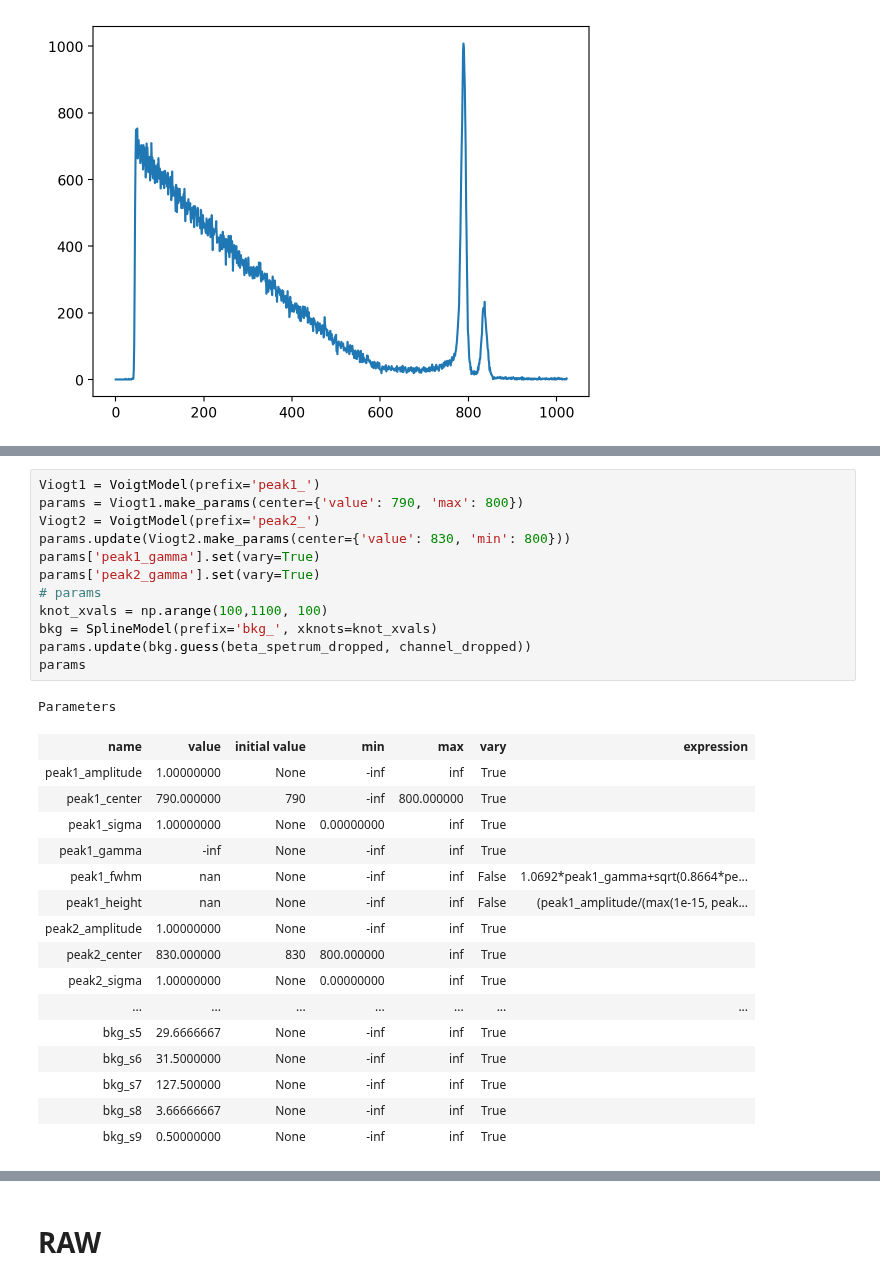
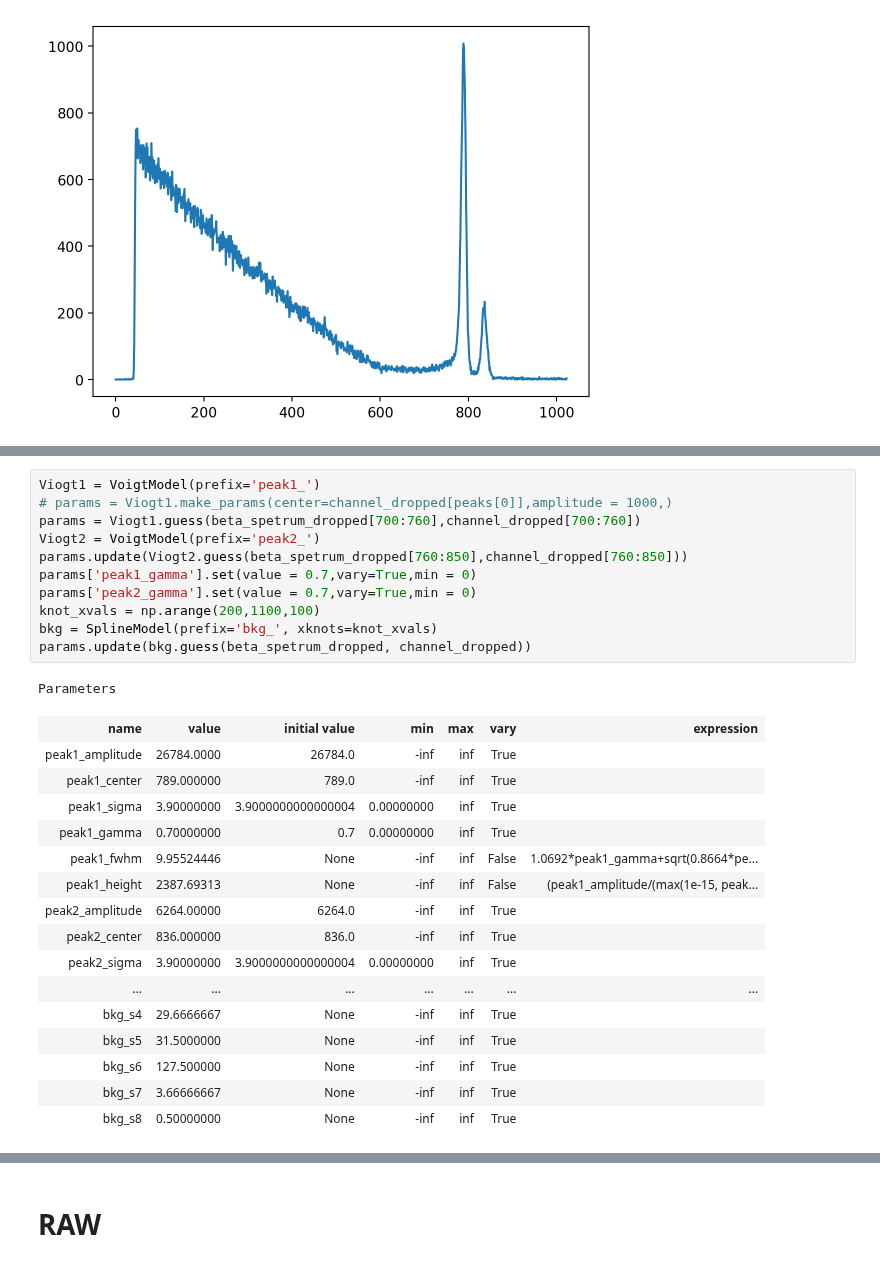
Before and after one commit to Xuanyiyiren/Fundamental-Laboratory-Experiment-in-Nuclear-Electronics-II, a Jupyter notebook: Experiment-5/data_ana.ipynb, the cells around one changed output, grey strips where cells are left out. Saved outputs shown, nothing was run; the diff lists cells and outputs as text.

```diff
--- a/Experiment-5/data_ana.ipynb
+++ b/Experiment-5/data_ana.ipynb
@@ -201,32 +183,31 @@ ax.plot(channel_dropped,beta_spetrum_dropped)
 # %%
 Viogt1 = VoigtModel(prefix='peak1_')
-params = Viogt1.make_params(center={'value': 790, 'max': 800})
+# params = Viogt1.make_params(center=channel_dropped[peaks[0]],amplitude = 1000,)
+params = Viogt1.guess(beta_spetrum_dropped[700:760],channel_dropped[700:760])
 Viogt2 = VoigtModel(prefix='peak2_')
-params.update(Viogt2.make_params(center={'value': 830, 'min': 800}))
-params['peak1_gamma'].set(vary=True)
-params['peak2_gamma'].set(vary=True)
-# params
-knot_xvals = np.arange(100,1100, 100)
+params.update(Viogt2.guess(beta_spetrum_dropped[760:850],channel_dropped[760:850]))
+params['peak1_gamma'].set(value = 0.7,vary=True,min = 0)
+params['peak2_gamma'].set(value = 0.7,vary=True,min = 0)
+knot_xvals = np.arange(200,1100,100)
 bkg = SplineModel(prefix='bkg_', xknots=knot_xvals)
 params.update(bkg.guess(beta_spetrum_dropped, channel_dropped))
-params
 # %% [output]
 Parameters
 | name | value | initial value | min | max | vary | expression |
-| peak1_amplitude | 1.00000000 | None | -inf | inf | True |  |
-| peak1_center | 790.000000 | 790 | -inf | 800.000000 | True |  |
-| peak1_sigma | 1.00000000 | None | 0.00000000 | inf | True |  |
-| peak1_gamma | -inf | None | -inf | inf | True |  |
-| peak1_fwhm | nan | None | -inf | inf | False | 1.0692*peak1_gamma+sqrt(0.8664*pe... |
-| peak1_height | nan | None | -inf | inf | False | (peak1_amplitude/(max(1e-15, peak... |
-| peak2_amplitude | 1.00000000 | None | -inf | inf | True |  |
-| peak2_center | 830.000000 | 830 | 800.000000 | inf | True |  |
-| peak2_sigma | 1.00000000 | None | 0.00000000 | inf | True |  |
+| peak1_amplitude | 26784.0000 | 26784.0 | -inf | inf | True |  |
+| peak1_center | 789.000000 | 789.0 | -inf | inf | True |  |
+| peak1_sigma | 3.90000000 | 3.9000000000000004 | 0.00000000 | inf | True |  |
+| peak1_gamma | 0.70000000 | 0.7 | 0.00000000 | inf | True |  |
+| peak1_fwhm | 9.95524446 | None | -inf | inf | False | 1.0692*peak1_gamma+sqrt(0.8664*pe... |
+| peak1_height | 2387.69313 | None | -inf | inf | False | (peak1_amplitude/(max(1e-15, peak... |
+| peak2_amplitude | 6264.00000 | 6264.0 | -inf | inf | True |  |
+| peak2_center | 836.000000 | 836.0 | -inf | inf | True |  |
+| peak2_sigma | 3.90000000 | 3.9000000000000004 | 0.00000000 | inf | True |  |
 | ... | ... | ... | ... | ... | ... | ... |
-| bkg_s5 | 29.6666667 | None | -inf | inf | True |  |
-| bkg_s6 | 31.5000000 | None | -inf | inf | True |  |
-| bkg_s7 | 127.500000 | None | -inf | inf | True |  |
-| bkg_s8 | 3.66666667 | None | -inf | inf | True |  |
-| bkg_s9 | 0.50000000 | None | -inf | inf | True |  |
+| bkg_s4 | 29.6666667 | None | -inf | inf | True |  |
+| bkg_s5 | 31.5000000 | None | -inf | inf | True |  |
+| bkg_s6 | 127.500000 | None | -inf | inf | True |  |
+| bkg_s7 | 3.66666667 | None | -inf | inf | True |  |
+| bkg_s8 | 0.50000000 | None | -inf | inf | True |  |
 # %%
 model = Viogt1 + Viogt2 + bkg
```
Also changed, not shown: parts of 13 cells of this notebook, 4 other files.
